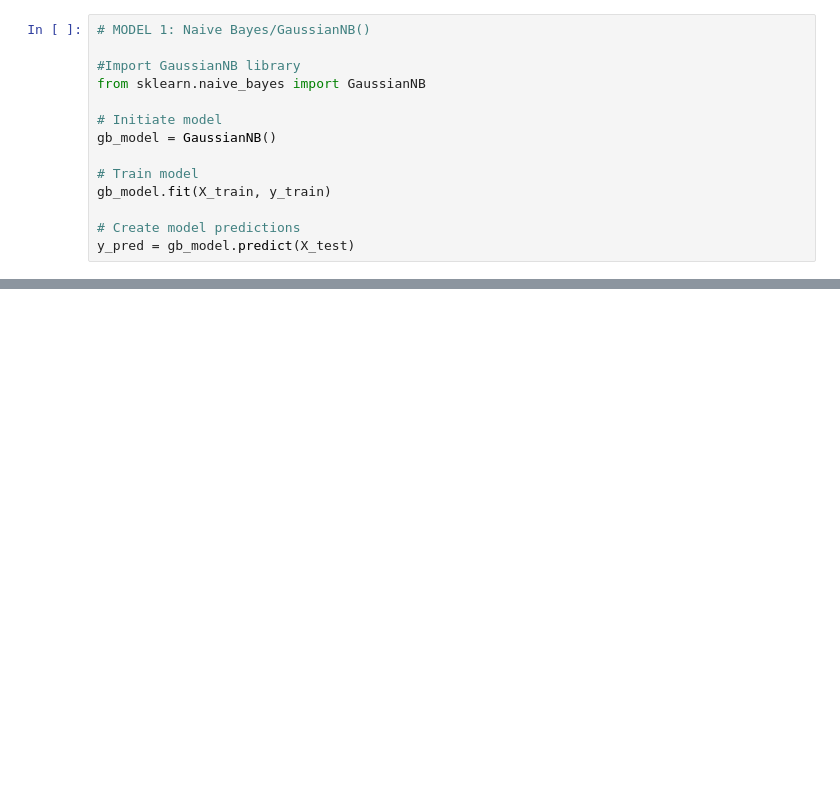
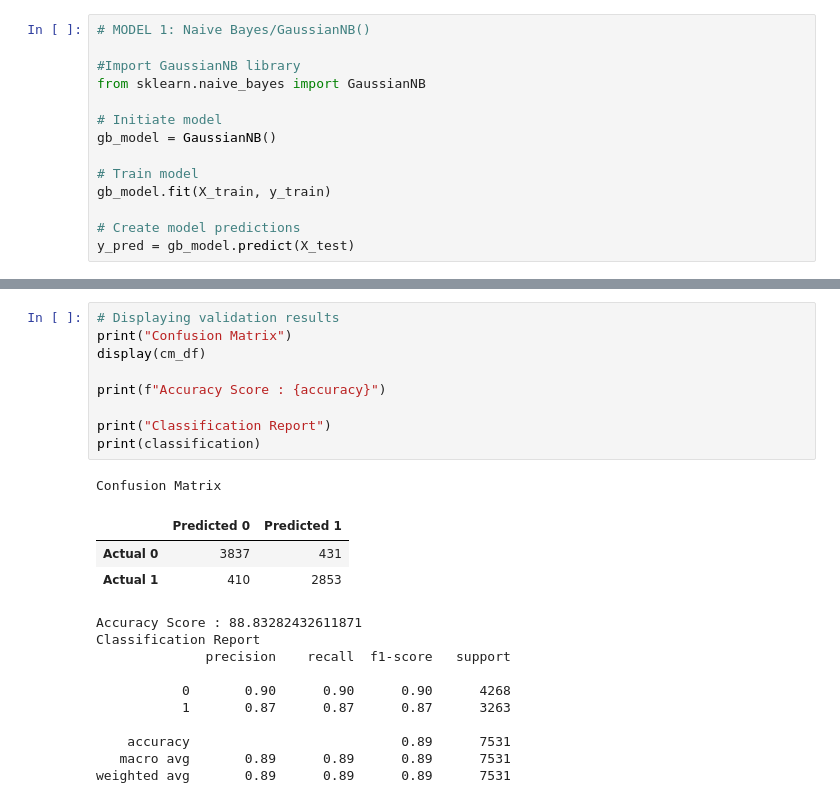
Before and after one commit to NoraYounes/Fake_News_Detection, a Jupyter notebook: Machine Learning/ml_testing.ipynb, the cells around one changed output, grey strips where cells are left out. Saved outputs shown, nothing was run; the diff lists cells and outputs as text; blank space fills up the shorter version.

```diff
--- a/Machine Learning/ml_testing.ipynb
+++ b/Machine Learning/ml_testing.ipynb
@@ -128 +156,25 @@ weighted avg       0.89      0.89      0.89      7531
+# %%
+# Displaying validation results
+print("Confusion Matrix")
+display(cm_df)
+
+print(f"Accuracy Score : {accuracy}")
+
+print("Classification Report")
+print(classification)
+# %% [output]
+Confusion Matrix
+|  | Predicted 0 | Predicted 1 |
+| Actual 0 | 3837 | 431 |
+| Actual 1 | 410 | 2853 |
+Accuracy Score : 88.83282432611871
+Classification Report
+              precision    recall  f1-score   support
+
+           0       0.90      0.90      0.90      4268
+           1       0.87      0.87      0.87      3263
+
+    accuracy                           0.89      7531
+   macro avg       0.89      0.89      0.89      7531
+weighted avg       0.89      0.89      0.89      7531
 # %%
```
Also changed, not shown: parts of 16 cells of this notebook.
